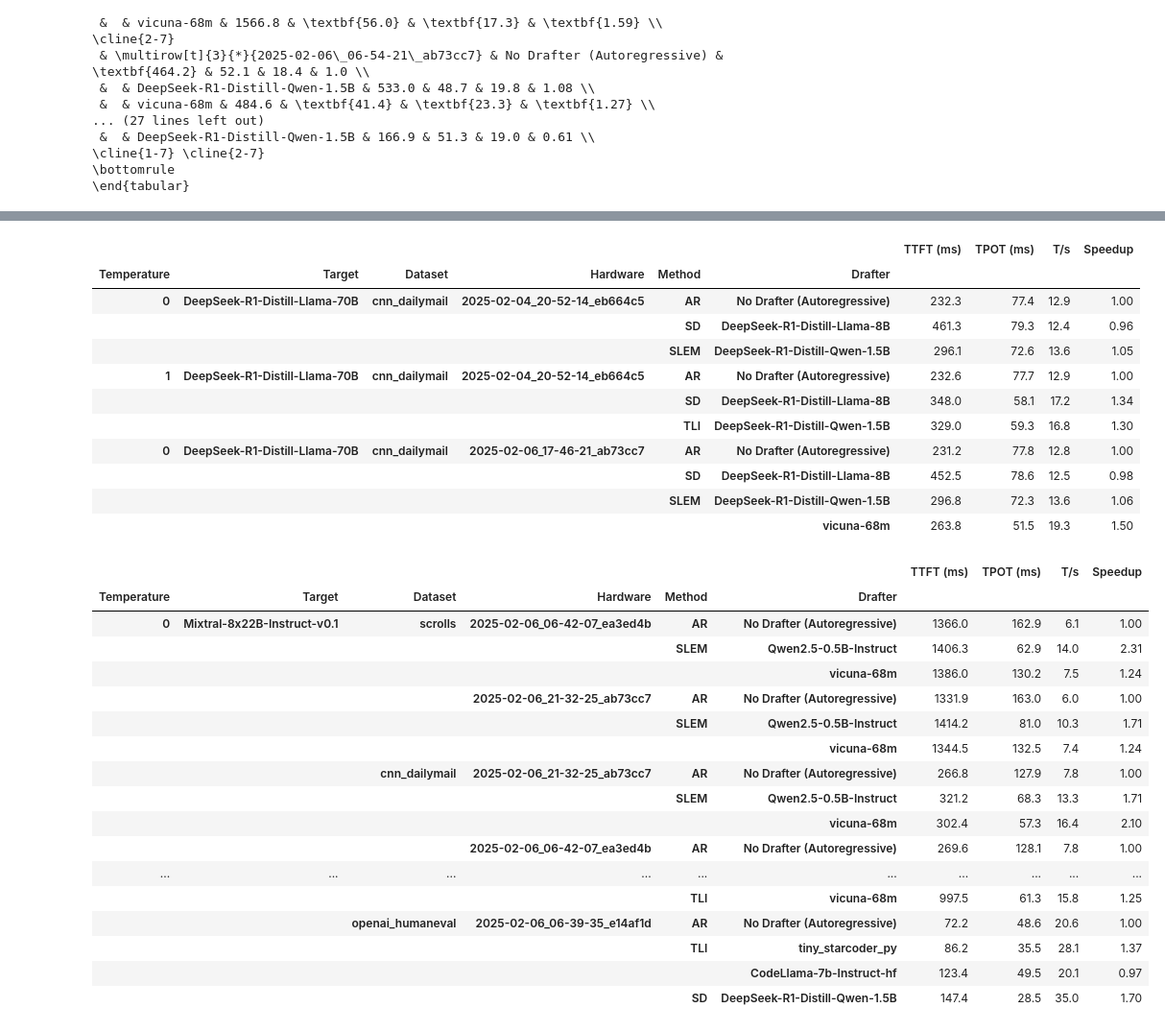
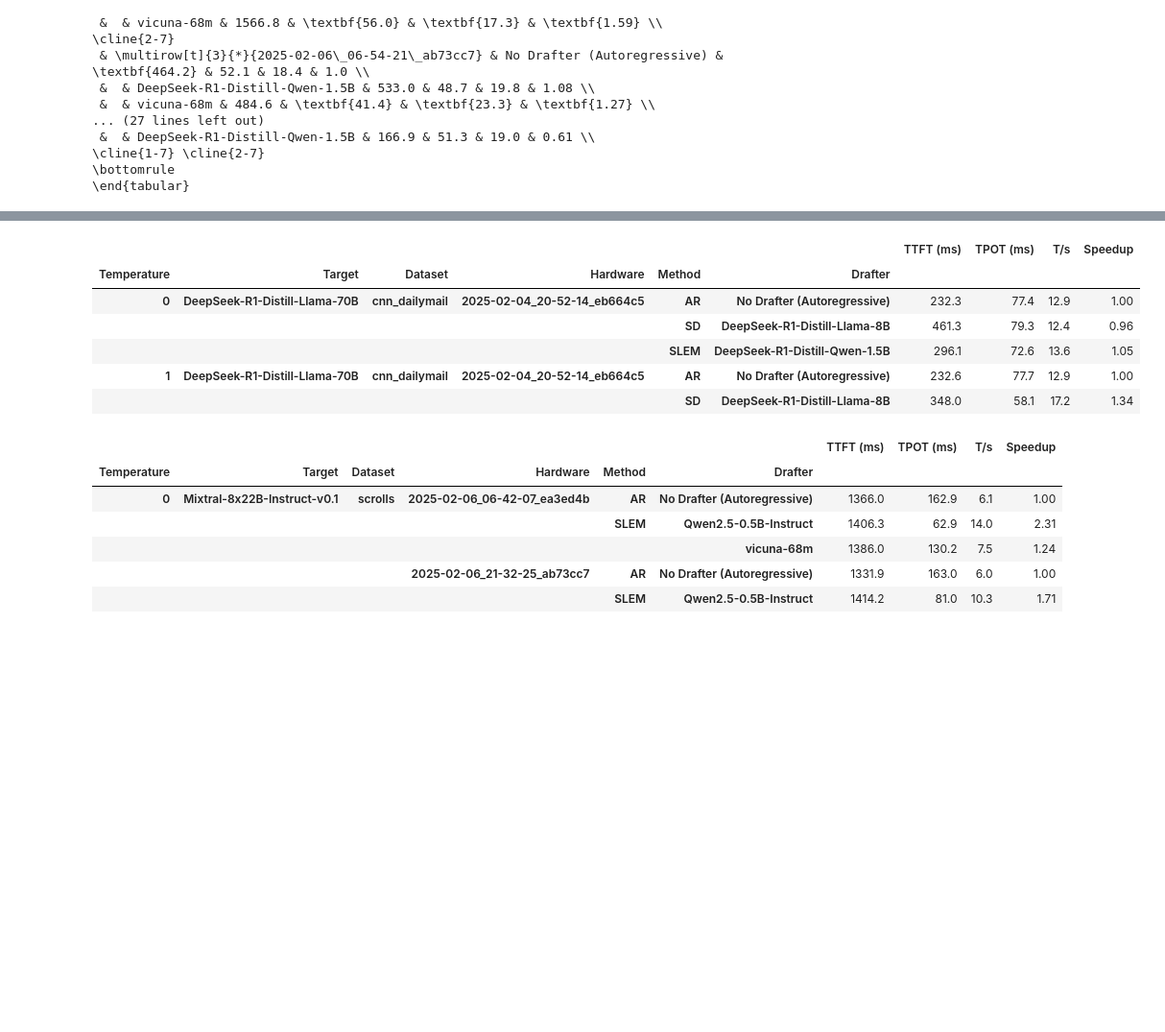
Before and after one commit to keyboardAnt/hf-bench, a Jupyter notebook: hf_bench/speedups.ipynb, the cells around one changed output, grey strips where cells are left out. Shown: that part at 96% size. Drawn from its saved outputs; the diff is of its cells as text; code cells hidden in the pictures; blank space fills up the shorter version.

```diff
--- a/hf_bench/speedups.ipynb
+++ b/hf_bench/speedups.ipynb
@@ -5,6 +5,37 @@ pd.set_option('display.max_rows', None)
 pd.set_option('display.max_columns', None)
 pd.set_option('display.width', None)
 pd.set_option('display.max_colwidth', None)
+# %%
+def submission_id_to_hardware(submission_id: str) -> str:
+    sid_to_hardware = {
+        # '2025-02-06_06-42-07_ea3ed4b': 'A100',
+        # '2025-02-06_21-32-25_ab73cc7': 'A100',
+        # '2025-02-06_06-40-46_ea3ed4b': 'A100',
+        # '2025-02-06_17-07-07_ab73cc7': 'A100',
+        # '2025-02-06_02-10-28_d8c80fe': 'A100',
+        # '2025-02-06_06-54-21_ab73cc7': 'A100',
+        # '2025-02-06_06-29-56_17d3c65': 'A100',
+        # '2025-02-06_11-43-18_ab73cc7': 'A100',
+        # '2025-02-04_18-20-41_bccb1bd': 'A100',
+        # '2025-02-06_06-41-29_ea3ed4b': 'A100',
+        # '2025-02-06_06-39-35_e14af1d': 'A100',
+        # '2025-02-05_03-44-45_d7c02fb': 'A100',
+        # '2025-02-06_08-19-02_ab73cc7': 'A100',
+        # '2025-02-05_03-44-51_d7c02fb': 'A100',
+        # '2025-02-06_10-44-45_ab73cc7': 'A100',
+        # '2025-02-06_06-38-32_e14af1d': 'A100',
+        # '2025-02-06_06-38-19_e14af1d': 'A100',
+        # '2025-02-04_20-52-14_eb664c5': 'A100',
+        # '2025-02-04_01-05-29_4c55336': 'A100',
+        # '2025-02-06_16-28-26_ab73cc7': 'A100',
+        # '2025-02-06_17-46-21_ab73cc7': 'A100',
+        # '2025-02-05_03-18-59_d7c02fb': 'A100',
+        # '2025-02-06_17-06-51_ab73cc7': 'A100',
+        # '2025-02-06_02-07-38_ea3ed4b': 'A100',
+        # '2025-02-06_16-26-53_ab73cc7': 'A100',
+        # '2025-02-06_06-40-21_e14af1d': 'A100',
+    }
+    return sid_to_hardware.get(submission_id, submission_id)
 # %%
 from pathlib import Path
 import subprocess
@@ -59,6 +90,7 @@ def get_df_concat(dirpath: str) -> pd.DataFrame:
         df_new["submission_id"] = submission_id
         df_new = df_new[columns]
         df = pd.concat([df, df_new])
+    df["submission_id"] = df["submission_id"].map(submission_id_to_hardware)
     df.sort_values(
         by=columns,
         inplace=True,
@@ -597,7 +629,7 @@ df_summary.head(10)
 |  |  |  |  |  | double7/vicuna-68m | 29 | 496.0 | 263.8 | ... |
 # %%
 df_summary_for_latex = get_df_summary_for_latex_strings(df_summary, columns_to_drop=["example_id_nunique", "new_toks"])
-df_summary_for_latex.head(10)
+df_summary_for_latex.head()
 # %% [output]
 |  |  |  |  |  |  | TTFT (ms) | TPOT (ms) | T/s | Speedup |
 | Temperature | Target | Dataset | Hardware | Method | Drafter |  |  |  |  |
@@ -606,31 +638,15 @@ df_summary_for_latex.head(10)
 |  |  |  |  | SLEM | DeepSeek-R1-Distill-Qwen-1.5B | 296.1 | 72.6 | 13.6 | 1.05 |
 | 1 | DeepSeek-R1-Distill-Llama-70B | cnn_dailymail | 2025-02-04_20-52-14_eb664c5 | AR | No Drafter (Autoregressive) | 232.6 | 77.7 | 12.9 | 1.00 |
 |  |  |  |  | SD | DeepSeek-R1-Distill-Llama-8B | 348.0 | 58.1 | 17.2 | 1.34 |
-|  |  |  |  | TLI | DeepSeek-R1-Distill-Qwen-1.5B | 329.0 | 59.3 | 16.8 | 1.30 |
-| 0 | DeepSeek-R1-Distill-Llama-70B | cnn_dailymail | 2025-02-06_17-46-21_ab73cc7 | AR | No Drafter (Autoregressive) | 231.2 | 77.8 | 12.8 | 1.00 |
-|  |  |  |  | SD | DeepSeek-R1-Distill-Llama-8B | 452.5 | 78.6 | 12.5 | 0.98 |
-|  |  |  |  | SLEM | DeepSeek-R1-Distill-Qwen-1.5B | 296.8 | 72.3 | 13.6 | 1.06 |
-|  |  |  |  |  | vicuna-68m | 263.8 | 51.5 | 19.3 | 1.50 |
 # %%
 df_summary_for_latex = get_df_summary_sort_by_speedup(df_summary_for_latex, columns_to_group_by=["Temperature", "Target", "Dataset", "Hardware"])
-df_summary_for_latex
+df_summary_for_latex.head()
 # %% [output]
 |  |  |  |  |  |  | TTFT (ms) | TPOT (ms) | T/s | Speedup |
 | Temperature | Target | Dataset | Hardware | Method | Drafter |  |  |  |  |
 | 0 | Mixtral-8x22B-Instruct-v0.1 | scrolls | 2025-02-06_06-42-07_ea3ed4b | AR | No Drafter (Autoregressive) | 1366.0 | 162.9 | 6.1 | 1.00 |
 |  |  |  |  | SLEM | Qwen2.5-0.5B-Instruct | 1406.3 | 62.9 | 14.0 | 2.31 |
 |  |  |  |  |  | vicuna-68m | 1386.0 | 130.2 | 7.5 | 1.24 |
 |  |  |  | 2025-02-06_21-32-25_ab73cc7 | AR | No Drafter (Autoregressive) | 1331.9 | 163.0 | 6.0 | 1.00 |
 |  |  |  |  | SLEM | Qwen2.5-0.5B-Instruct | 1414.2 | 81.0 | 10.3 | 1.71 |
-|  |  |  |  |  | vicuna-68m | 1344.5 | 132.5 | 7.4 | 1.24 |
-|  |  | cnn_dailymail | 2025-02-06_21-32-25_ab73cc7 | AR | No Drafter (Autoregressive) | 266.8 | 127.9 | 7.8 | 1.00 |
-|  |  |  |  | SLEM | Qwen2.5-0.5B-Instruct | 321.2 | 68.3 | 13.3 | 1.71 |
-|  |  |  |  |  | vicuna-68m | 302.4 | 57.3 | 16.4 | 2.10 |
-|  |  |  | 2025-02-06_06-42-07_ea3ed4b | AR | No Drafter (Autoregressive) | 269.6 | 128.1 | 7.8 | 1.00 |
-| ... | ... | ... | ... | ... | ... | ... | ... | ... | ... |
-|  |  |  |  | TLI | vicuna-68m | 997.5 | 61.3 | 15.8 | 1.25 |
-|  |  | openai_humaneval | 2025-02-06_06-39-35_e14af1d | AR | No Drafter (Autoregressive) | 72.2 | 48.6 | 20.6 | 1.00 |
-|  |  |  |  | TLI | tiny_starcoder_py | 86.2 | 35.5 | 28.1 | 1.37 |
-|  |  |  |  |  | CodeLlama-7b-Instruct-hf | 123.4 | 49.5 | 20.1 | 0.97 |
-|  |  |  |  | SD | DeepSeek-R1-Distill-Qwen-1.5B | 147.4 | 28.5 | 35.0 | 1.70 |
 # %%
```
Also changed, not shown: parts of 1 cell of this notebook, 1 other file.
